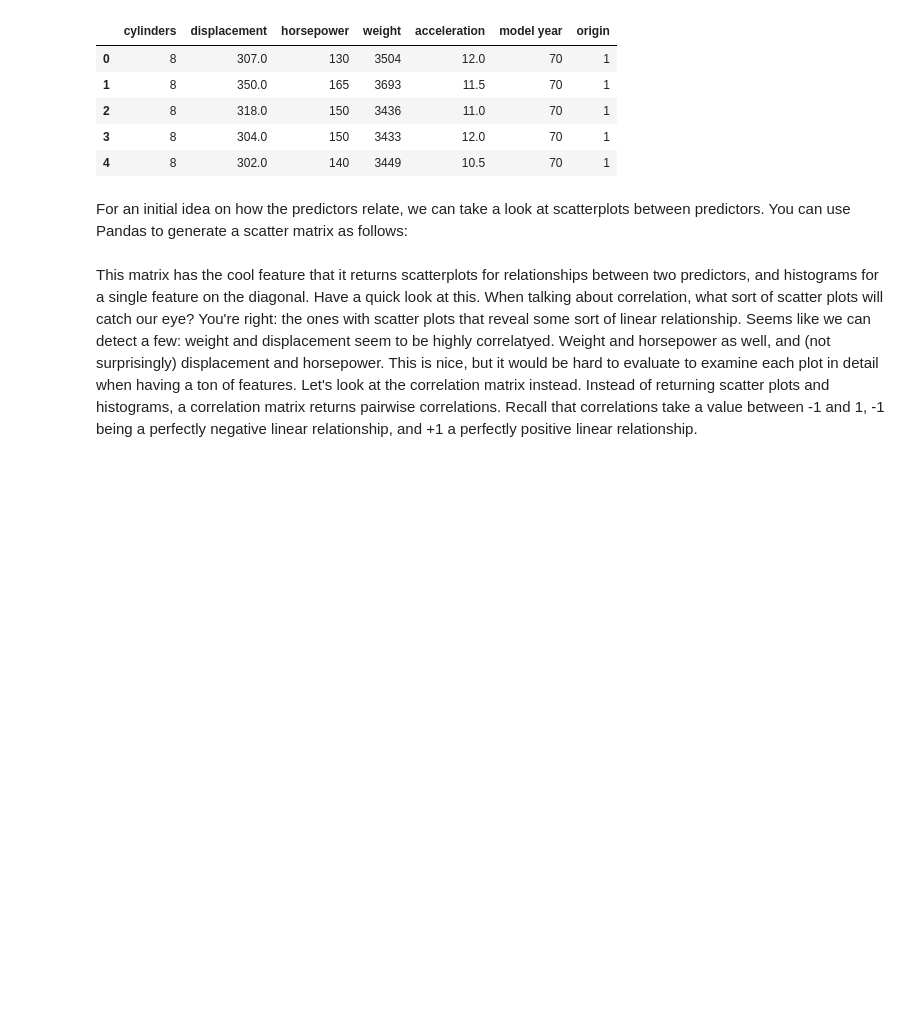
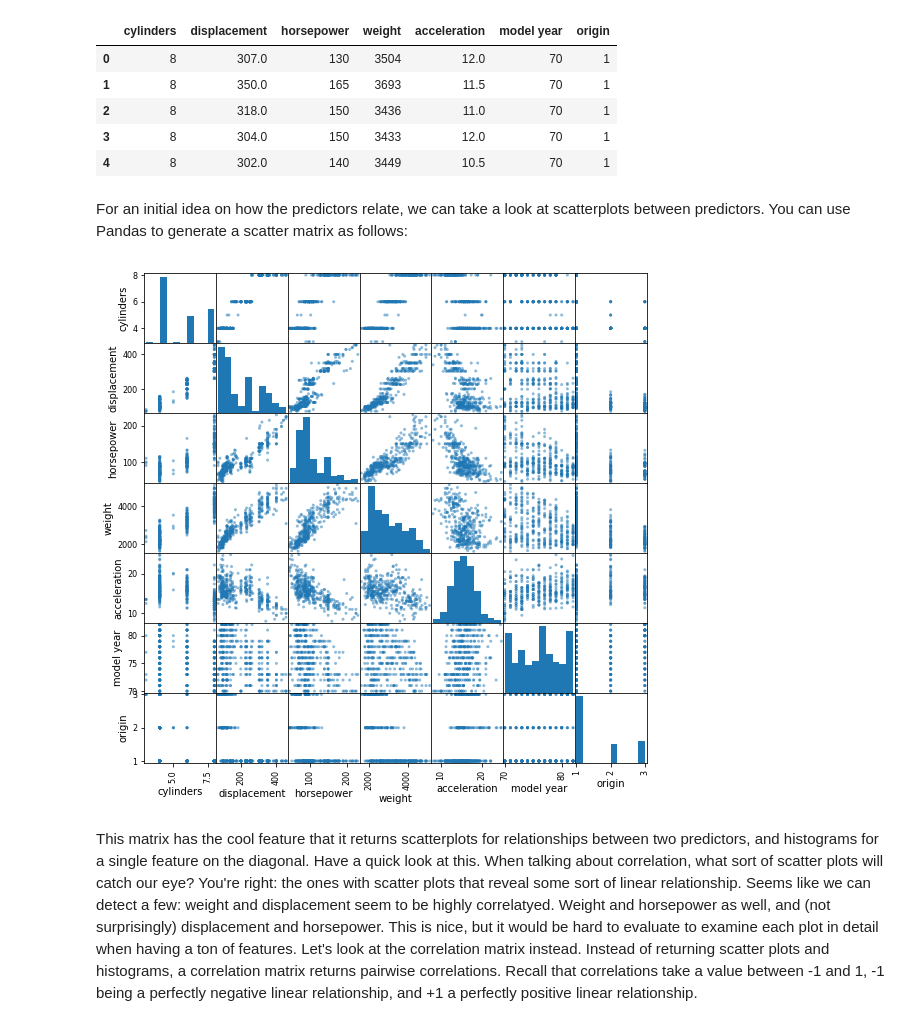
Before and after one commit to colemiller94/dsc-multicollinearity-of-features-nyc-ds-career-012819, a Jupyter notebook: index.ipynb, the cells around one changed output. Drawn from its saved outputs; the diff is of its cells as text; code cells hidden in the pictures; blank space fills up the shorter version.

```diff
--- a/index.ipynb
+++ b/index.ipynb
@@ -49,8 +49,10 @@ data_pred.head()
 # %% [markdown]
 For an initial idea on how the predictors relate, we can take a look at scatterplots between predictors. You can use Pandas to generate a scatter matrix as follows:
 # %%
-matplot
+%matplotlib inline
 pd.plotting.scatter_matrix(data_pred,figsize  = [9, 9]);
+# %% [output]
+[figure, added]
 # %% [markdown]
 This matrix has the cool feature that it returns scatterplots for relationships between two predictors, and histograms for a single feature on the diagonal. Have a quick look at this. When talking about correlation, what sort of scatter plots will catch our eye? You're right: the ones with scatter plots that reveal some sort of linear relationship. Seems like we can detect a few: weight and displacement seem to be highly correlatyed. Weight and horsepower as well, and (not surprisingly) displacement and horsepower. This is nice, but it would be hard to evaluate to examine each plot in detail when having a ton of features. Let's look at the correlation matrix instead. Instead of returning scatter plots and histograms, a correlation matrix returns pairwise correlations. Recall that correlations take a value between -1 and 1, -1 being a perfectly negative linear relationship, and +1 a perfectly positive linear relationship.
 # %%
```
